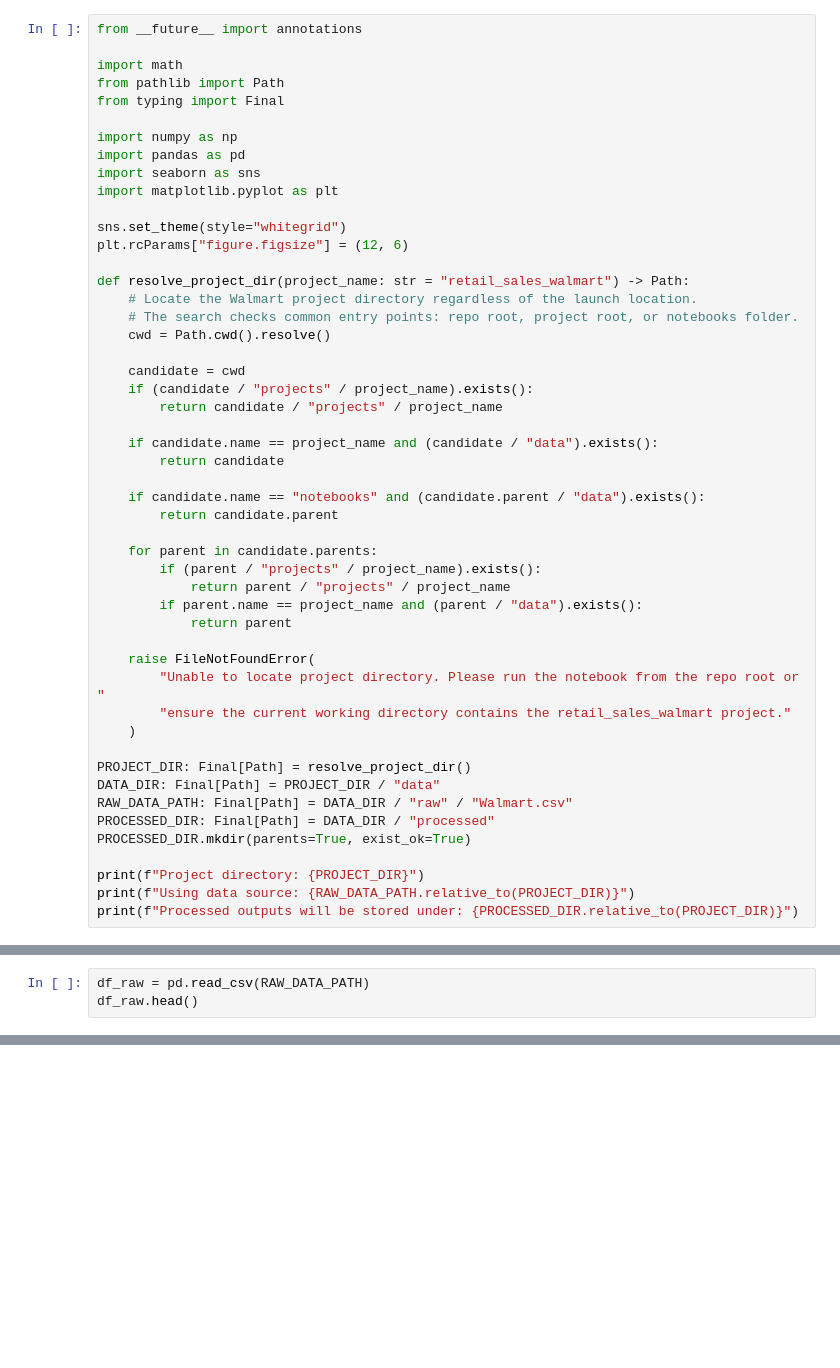
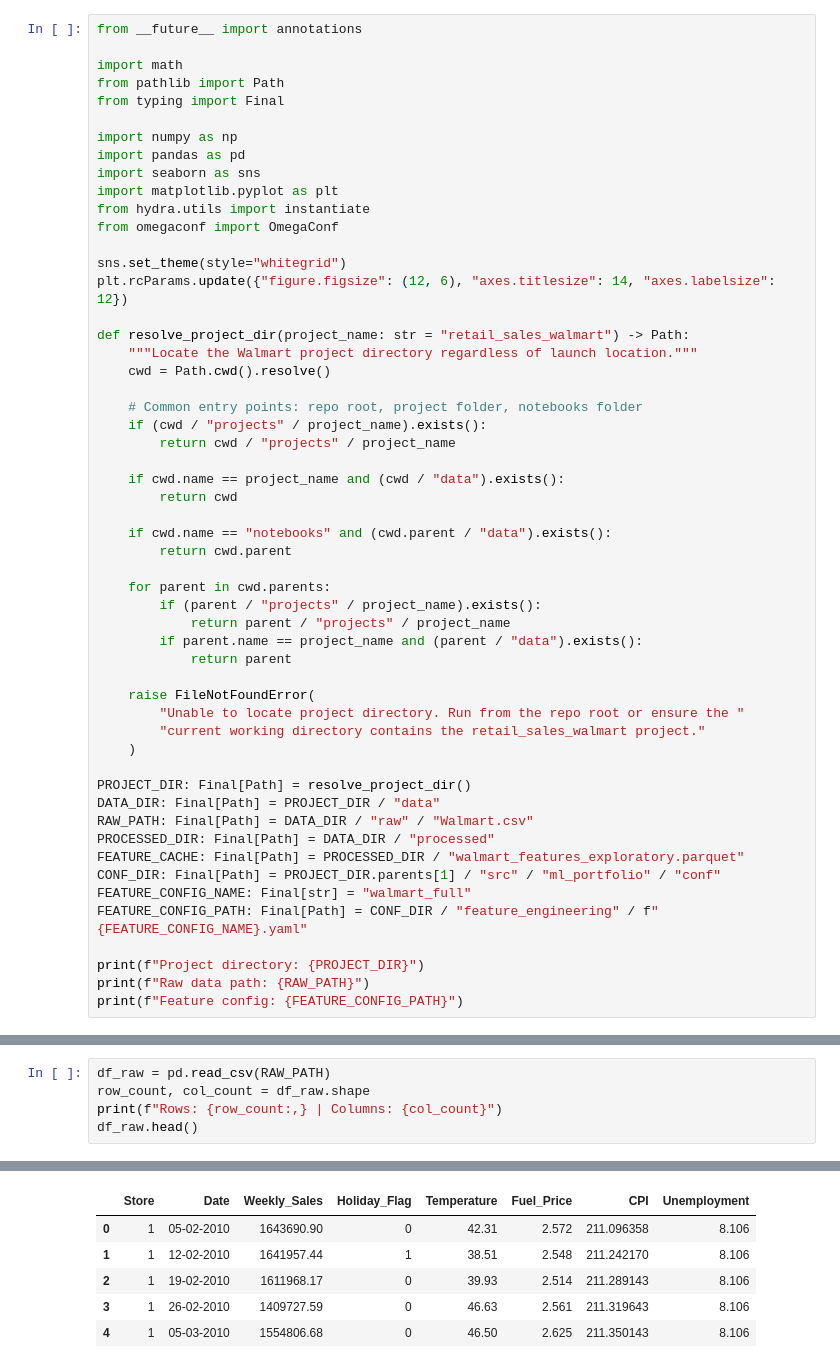
Before and after one commit to MrEleden/forecasting_demo, a Jupyter notebook: projects/retail_sales_walmart/notebooks/walmart_exploratory_analysis.ipynb, the cells around one changed output, grey strips where cells are left out. Cells and saved outputs as stored; diff of their text form; blank space fills up the shorter version.

Commit message:
Refresh Walmart notebooks to align with Hydra pipeline

```diff
--- a/projects/retail_sales_walmart/notebooks/walmart_exploratory_analysis.ipynb
+++ b/projects/retail_sales_walmart/notebooks/walmart_exploratory_analysis.ipynb
@@ -23,42 +21,46 @@ import numpy as np
 import pandas as pd
 import seaborn as sns
 import matplotlib.pyplot as plt
+from hydra.utils import instantiate
+from omegaconf import OmegaConf
 
 sns.set_theme(style="whitegrid")
-plt.rcParams["figure.figsize"] = (12, 6)
+plt.rcParams.update({"figure.figsize": (12, 6), "axes.titlesize": 14, "axes.labelsize": 12})
 
 def resolve_project_dir(project_name: str = "retail_sales_walmart") -> Path:
-    # Locate the Walmart project directory regardless of the launch location.
-    # The search checks common entry points: repo root, project root, or notebooks folder.
+    """Locate the Walmart project directory regardless of launch location."""
     cwd = Path.cwd().resolve()
 
-    candidate = cwd
-    if (candidate / "projects" / project_name).exists():
-        return candidate / "projects" / project_name
+    # Common entry points: repo root, project folder, notebooks folder
+    if (cwd / "projects" / project_name).exists():
+        return cwd / "projects" / project_name
 
-    if candidate.name == project_name and (candidate / "data").exists():
-        return candidate
+    if cwd.name == project_name and (cwd / "data").exists():
+        return cwd
 
-    if candidate.name == "notebooks" and (candidate.parent / "data").exists():
-        return candidate.parent
+    if cwd.name == "notebooks" and (cwd.parent / "data").exists():
+        return cwd.parent
 
-    for parent in candidate.parents:
+    for parent in cwd.parents:
         if (parent / "projects" / project_name).exists():
             return parent / "projects" / project_name
         if parent.name == project_name and (parent / "data").exists():
             return parent
 
     raise FileNotFoundError(
-        "Unable to locate project directory. Please run the notebook from the repo root or "
-        "ensure the current working directory contains the retail_sales_walmart project."
+        "Unable to locate project directory. Run from the repo root or ensure the "
+        "current working directory contains the retail_sales_walmart project."
     )
 
 PROJECT_DIR: Final[Path] = resolve_project_dir()
 DATA_DIR: Final[Path] = PROJECT_DIR / "data"
-RAW_DATA_PATH: Final[Path] = DATA_DIR / "raw" / "Walmart.csv"
+RAW_PATH: Final[Path] = DATA_DIR / "raw" / "Walmart.csv"
 PROCESSED_DIR: Final[Path] = DATA_DIR / "processed"
-PROCESSED_DIR.mkdir(parents=True, exist_ok=True)
+FEATURE_CACHE: Final[Path] = PROCESSED_DIR / "walmart_features_exploratory.parquet"
+CONF_DIR: Final[Path] = PROJECT_DIR.parents[1] / "src" / "ml_portfolio" / "conf"
+FEATURE_CONFIG_NAME: Final[str] = "walmart_full"
+FEATURE_CONFIG_PATH: Final[Path] = CONF_DIR / "feature_engineering" / f"{FEATURE_CONFIG_NAME}.yaml"
 
 print(f"Project directory: {PROJECT_DIR}")
-print(f"Using data source: {RAW_DATA_PATH.relative_to(PROJECT_DIR)}")
-print(f"Processed outputs will be stored under: {PROCESSED_DIR.relative_to(PROJECT_DIR)}")
+print(f"Raw data path: {RAW_PATH}")
+print(f"Feature config: {FEATURE_CONFIG_PATH}")
@@ -65,3 +73,6 @@ print(f"Processed outputs will be stored under: {PROCESSED_DIR.relative_to(PROJE
 # %%
-df_raw = pd.read_csv(RAW_DATA_PATH)
+df_raw = pd.read_csv(RAW_PATH)
+row_count, col_count = df_raw.shape
+print(f"Rows: {row_count:,} | Columns: {col_count}")
 df_raw.head()
+# %% [output]
@@ -67,0 +80,6 @@ df_raw.head()
+|  | Store | Date | Weekly_Sales | Holiday_Flag | Temperature | Fuel_Price | CPI | Unemployment |
+| 0 | 1 | 05-02-2010 | 1643690.90 | 0 | 42.31 | 2.572 | 211.096358 | 8.106 |
+| 1 | 1 | 12-02-2010 | 1641957.44 | 1 | 38.51 | 2.548 | 211.242170 | 8.106 |
+| 2 | 1 | 19-02-2010 | 1611968.17 | 0 | 39.93 | 2.514 | 211.289143 | 8.106 |
+| 3 | 1 | 26-02-2010 | 1409727.59 | 0 | 46.63 | 2.561 | 211.319643 | 8.106 |
+| 4 | 1 | 05-03-2010 | 1554806.68 | 0 | 46.50 | 2.625 | 211.350143 | 8.106 |
```
Also changed, not shown: parts of 28 cells of this notebook, 2 other files.
